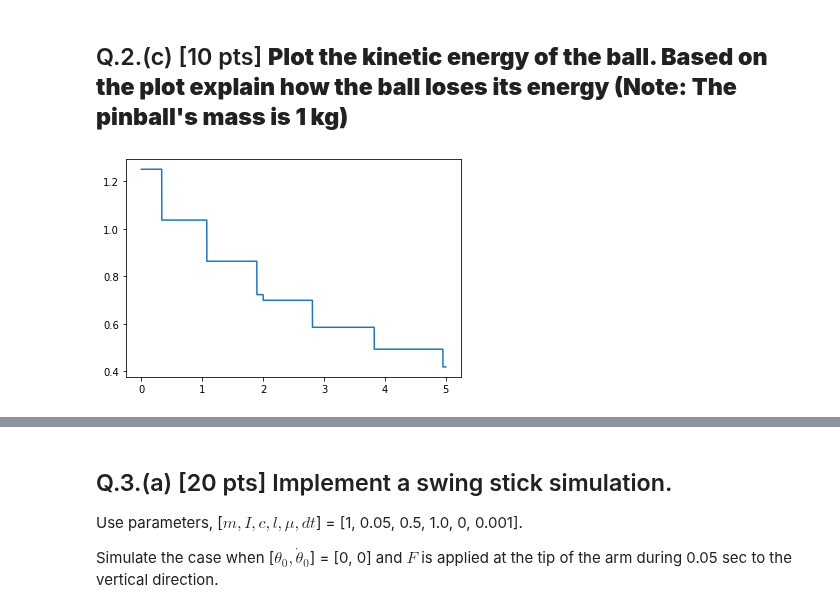
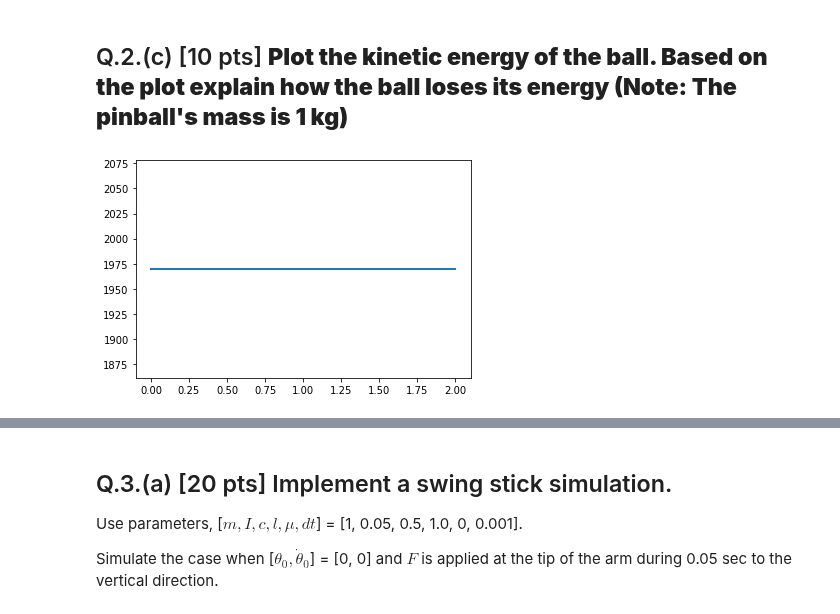
Before and after one commit to vdlphm/CS403-Fall-2023, a Jupyter notebook: hw6/hw6.ipynb, the cells around one changed output, grey strips where cells are left out. Saved outputs shown, nothing was run; the diff lists cells and outputs as text; code cells hidden in the pictures.

```diff
--- a/hw6/hw6.ipynb
+++ b/hw6/hw6.ipynb
@@ -239,13 +241,13 @@ for i in range(1, 4):
 # %%
 kin_energy = np.zeros(N_pinball)
 
 # Fill your code: Compute kinetic energy of the ball and plot
-kin_energy[:] = np.square(v_hist_pinball[:]) / 2
+kin_energy[:] = np.square(np.linalg.norm(v_hist_pinball[:])) / 2
 
 plt.plot(t_hist_pinball, kin_energy)
 plt.show()
 # %% [output]
-[figure, old version]
+[figure, new version]
 # %% [markdown]
 # Q.3 Swing Stick
 <img src="https://github.com/DARoSLab/CS403-Intro-Robotics/blob/main/hws/hw6/SwingArm.png?raw=true" width="500">
```
Also changed, not shown: parts of 2 cells of this notebook.
